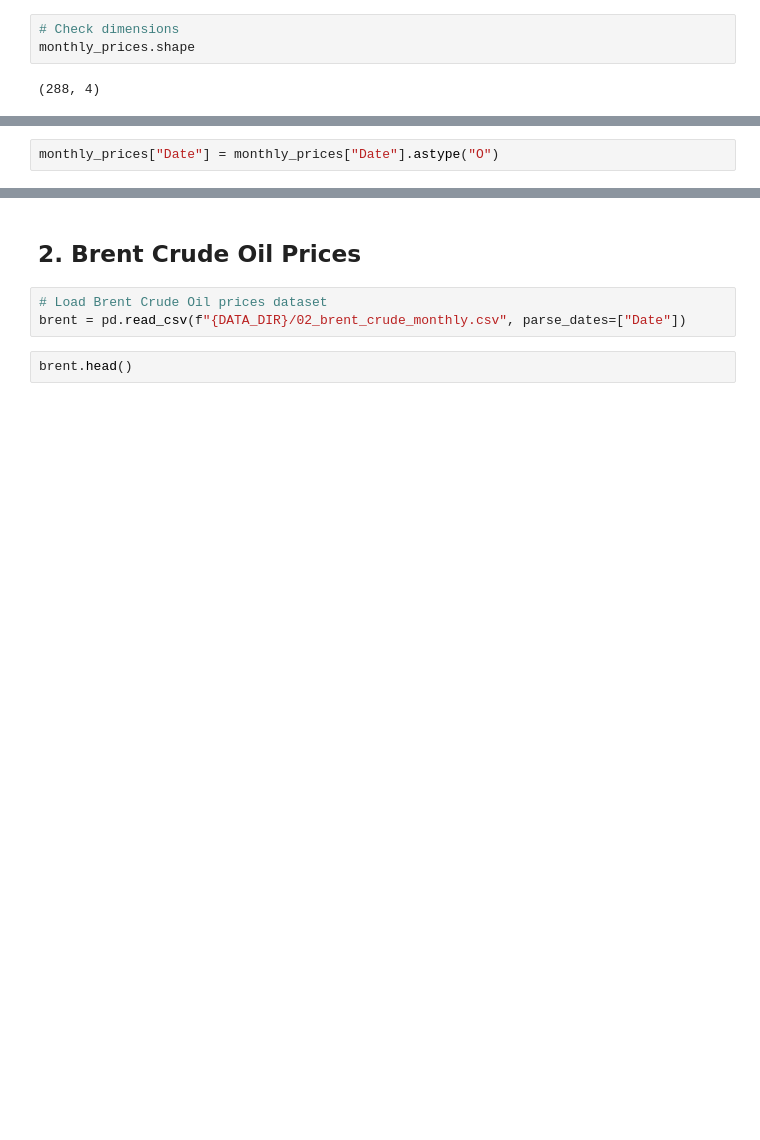
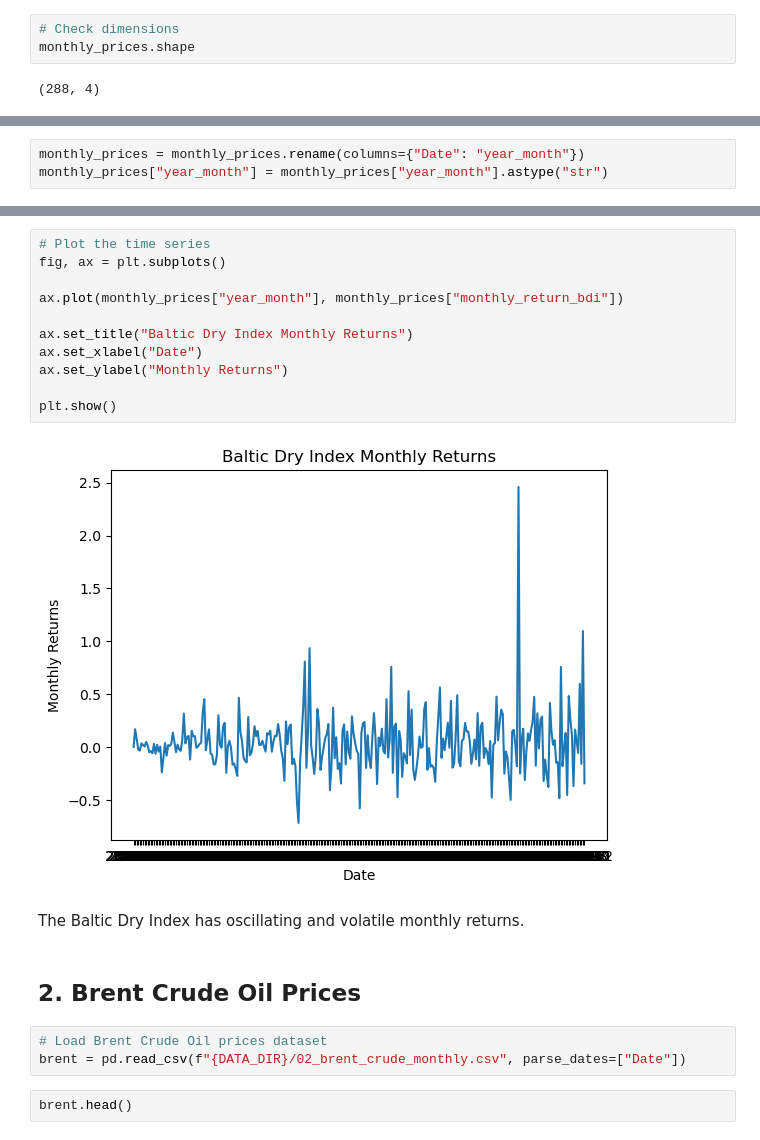
Before and after one commit to GorataB/Hackathon_PolyglotPioneers, a Jupyter notebook: Data Cleaning.ipynb, the cells around one changed output, grey strips where cells are left out. Cells and saved outputs as stored; diff of their text form; blank space fills up the shorter version.

```diff
--- a/Data Cleaning.ipynb
+++ b/Data Cleaning.ipynb
@@ -187,7 +204,8 @@ Data columns (total 4 columns):
 dtypes: float64(1), int64(2), period[M](1)
 memory usage: 9.1 KB
 # %%
-monthly_prices["Date"] = monthly_prices["Date"].astype("O")
+monthly_prices = monthly_prices.rename(columns={"Date": "year_month"})
+monthly_prices["year_month"] = monthly_prices["year_month"].astype("str")
 # %%
 monthly_prices.info()
 # %% [output]
@@ -203,5 +221,20 @@ Data columns (total 4 columns):
 dtypes: float64(1), int64(2), object(1)
 memory usage: 9.1+ KB
+# %%
+# Plot the time series
+fig, ax = plt.subplots()
+
+ax.plot(monthly_prices["year_month"], monthly_prices["monthly_return_bdi"])
+
+ax.set_title("Baltic Dry Index Monthly Returns")
+ax.set_xlabel("Date")
+ax.set_ylabel("Monthly Returns")
+
+plt.show()
+# %% [output]
+[figure, added]
+# %% [markdown]
+The Baltic Dry Index has oscillating and volatile monthly returns.
 # %% [markdown]
 ## 2. Brent Crude Oil Prices
 # %%
```
Also changed, not shown: parts of 30 cells of this notebook, 1 other file.
